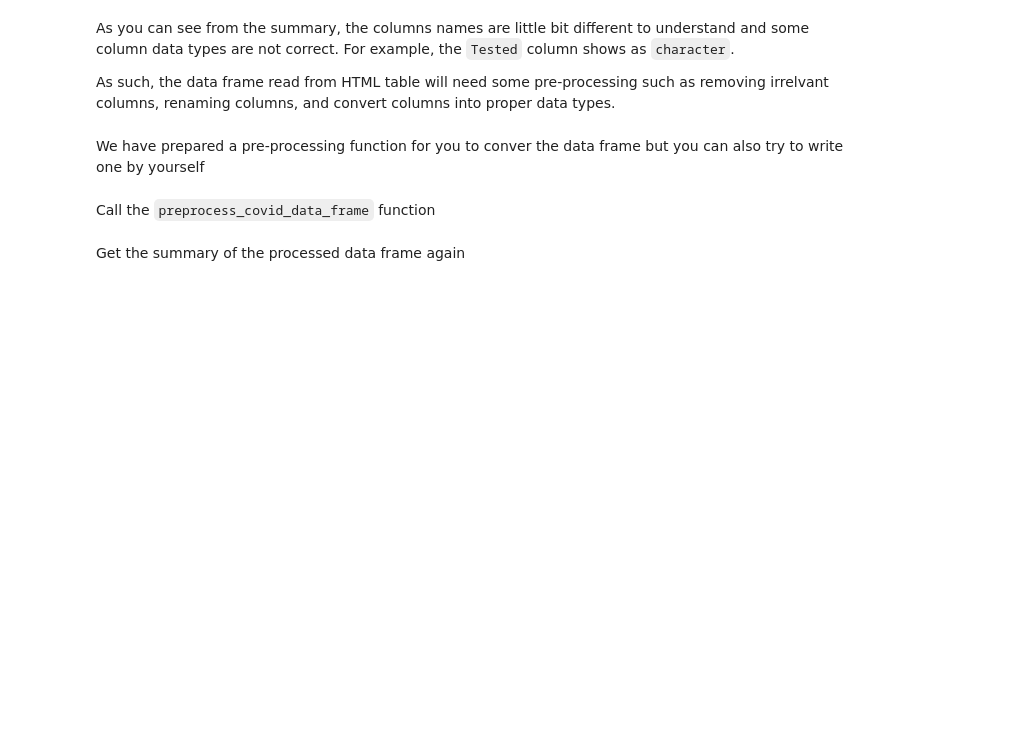
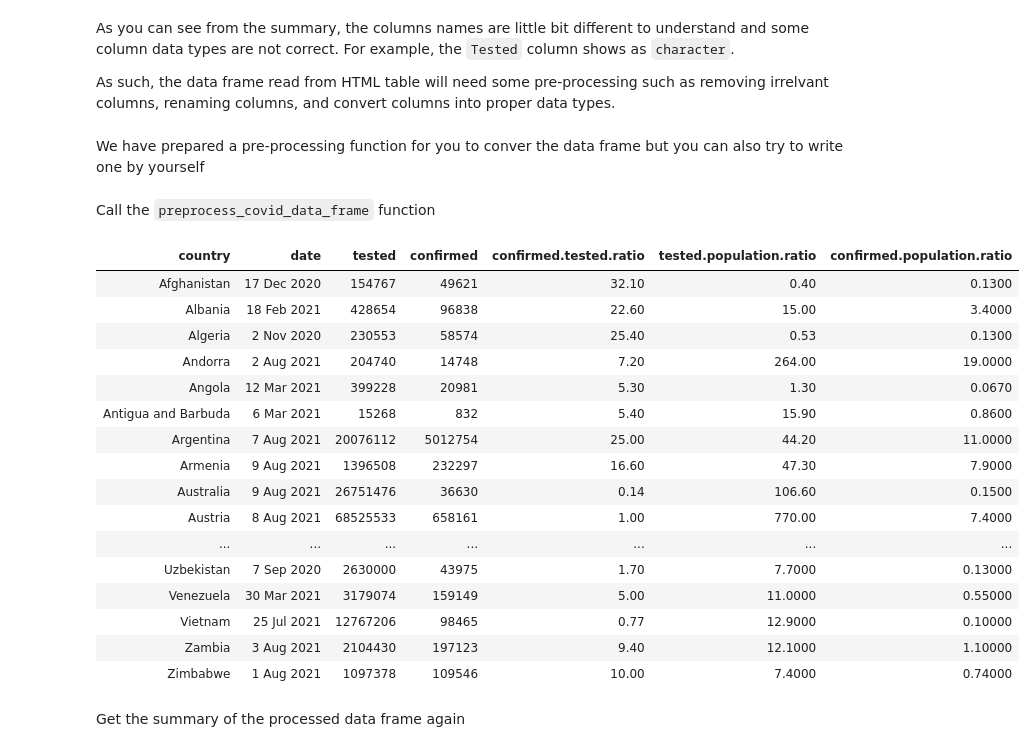
Before and after one commit to Peter5793/Data_Analysis_2, a Jupyter notebook: COVID_19 (Intro to R).ipynb, the cells around one changed output. Drawn from its saved outputs; the diff is of its cells as text; code cells hidden in the pictures; blank space fills up the shorter version.

```diff
--- a/COVID_19 (Intro to R).ipynb
+++ b/COVID_19 (Intro to R).ipynb
@@ -53 +66,8 @@ get_wiki_covid19_page <- function() {
 }
+# %%
+wiki_base_url <- "https://en.wikipedia.org/w/index.php"
+#adding the url parameters to the GET API creating a named list with parameters
+# and values
+query_params <- list(title = 'Template:COVID-19_testing_by_country' )
+response <- GET(wiki_base_url, query = query_params)
+response
@@ -75,3 +148,6 @@ Now use the `read_html` function in rvest library to get the root html node from
 Get the first table in the HTML root node using `html_node` function
 # %%
 # Get the table node from the root html node
+root_node <-read_html(response)
+table_node <- html_node(root_node, "table")
+table_node
@@ -79,3 +160,5 @@ Get the first table in the HTML root node using `html_node` function
 Read the table node as a data frame using `html_table` function
 # %%
 # Read the table node and convert it into a data frame, and print the data frame for review
+covid_data_frame <- html_table(table_node)
+head(covid_data_frame)
@@ -125,6 +230,26 @@ preprocess_covid_data_frame <- function(data_frame) {
 Call the `preprocess_covid_data_frame` function
 # %%
 # call `preprocess_covid_data_frame` function and assign it to a new data frame
+covid_data_frame_1 <- preprocess_covid_data_frame(covid_data_frame)
+covid_data_frame_1
+# %% [output]
+| country | date | tested | confirmed | confirmed.tested.ratio | tested.population.ratio | confirmed.population.ratio |
+| Afghanistan | 17 Dec 2020 | 154767 | 49621 | 32.10 | 0.40 | 0.1300 |
+| Albania | 18 Feb 2021 | 428654 | 96838 | 22.60 | 15.00 | 3.4000 |
+| Algeria | 2 Nov 2020 | 230553 | 58574 | 25.40 | 0.53 | 0.1300 |
+| Andorra | 2 Aug 2021 | 204740 | 14748 | 7.20 | 264.00 | 19.0000 |
+| Angola | 12 Mar 2021 | 399228 | 20981 | 5.30 | 1.30 | 0.0670 |
+| Antigua and Barbuda | 6 Mar 2021 | 15268 | 832 | 5.40 | 15.90 | 0.8600 |
+| Argentina | 7 Aug 2021 | 20076112 | 5012754 | 25.00 | 44.20 | 11.0000 |
+| Armenia | 9 Aug 2021 | 1396508 | 232297 | 16.60 | 47.30 | 7.9000 |
+| Australia | 9 Aug 2021 | 26751476 | 36630 | 0.14 | 106.60 | 0.1500 |
+| Austria | 8 Aug 2021 | 68525533 | 658161 | 1.00 | 770.00 | 7.4000 |
+| ... | ... | ... | ... | ... | ... | ... |
+| Uzbekistan | 7 Sep 2020 | 2630000 | 43975 | 1.70 | 7.7000 | 0.13000 |
+| Venezuela | 30 Mar 2021 | 3179074 | 159149 | 5.00 | 11.0000 | 0.55000 |
+| Vietnam | 25 Jul 2021 | 12767206 | 98465 | 0.77 | 12.9000 | 0.10000 |
+| Zambia | 3 Aug 2021 | 2104430 | 197123 | 9.40 | 12.1000 | 1.10000 |
+| Zimbabwe | 1 Aug 2021 | 1097378 | 109546 | 10.00 | 7.4000 | 0.74000 |
 # %% [markdown]
 Get the summary of the processed data frame again
 # %%
```
Also changed, not shown: parts of 17 cells of this notebook.
